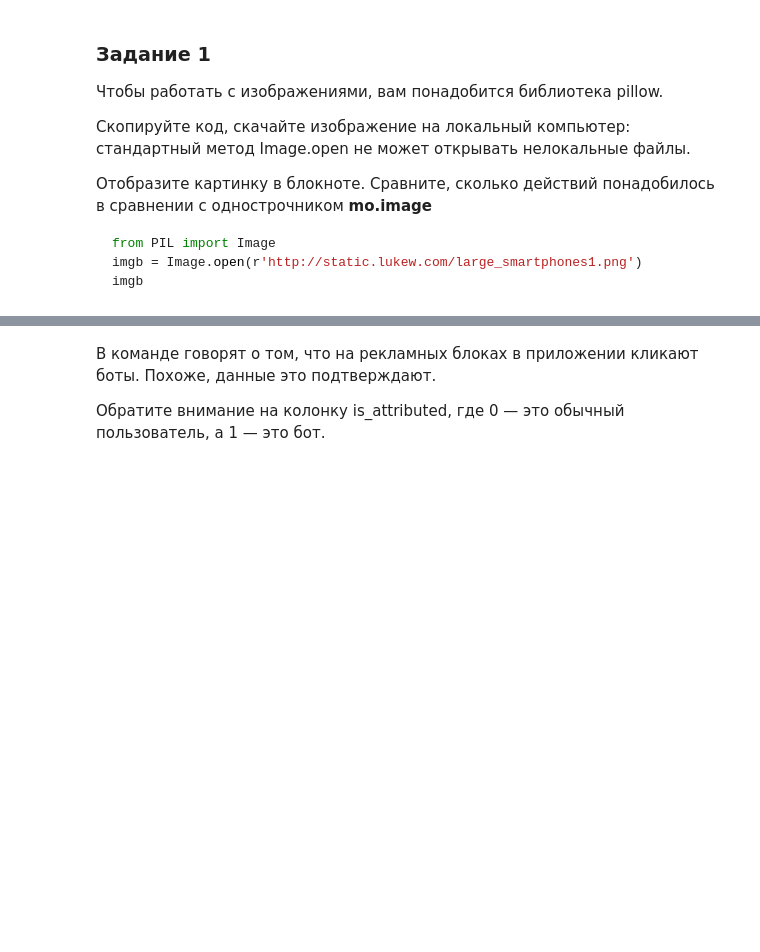
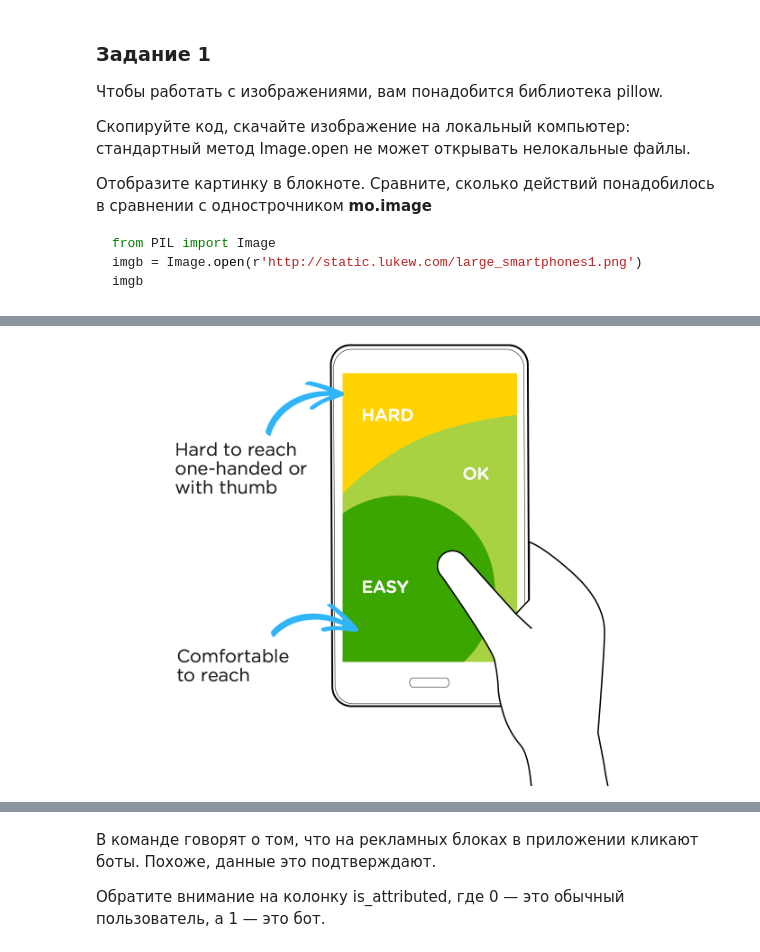
Before and after one commit to anyatrs/-, a Jupyter notebook: HW2_Тарасова.ipynb, the cells around one changed output, grey strips where cells are left out. Saved outputs shown, nothing was run; the diff lists cells and outputs as text; code cells hidden in the pictures; blank space fills up the shorter version.

```diff
--- a/HW2_Тарасова.ipynb
+++ b/HW2_Тарасова.ipynb
@@ -86,0 +87,21 @@ imgb
+# %%
+!pip install pillow requests
+
+from PIL import Image
+import requests
+from io import BytesIO
+
+url = 'http://static.lukew.com/large_smartphones1.png'
+
+#1. Загрузим содержимое изображения по заданной ссылке
+response = requests.get(url)
+
+#2. Создадимп промежуточный файл в памяти
+img_data = BytesIO(response.content)
+
+#3. Откроем изображение из созданного объекта с помощью функции из Pillow
+img = Image.open(img_data)
+
+#4. Отобразим изображение
+display(img)
+# %% [output]
@@ -86,0 +114 @@ imgb
+[figure, added]
```
Also changed, not shown: parts of 8 cells of this notebook.
